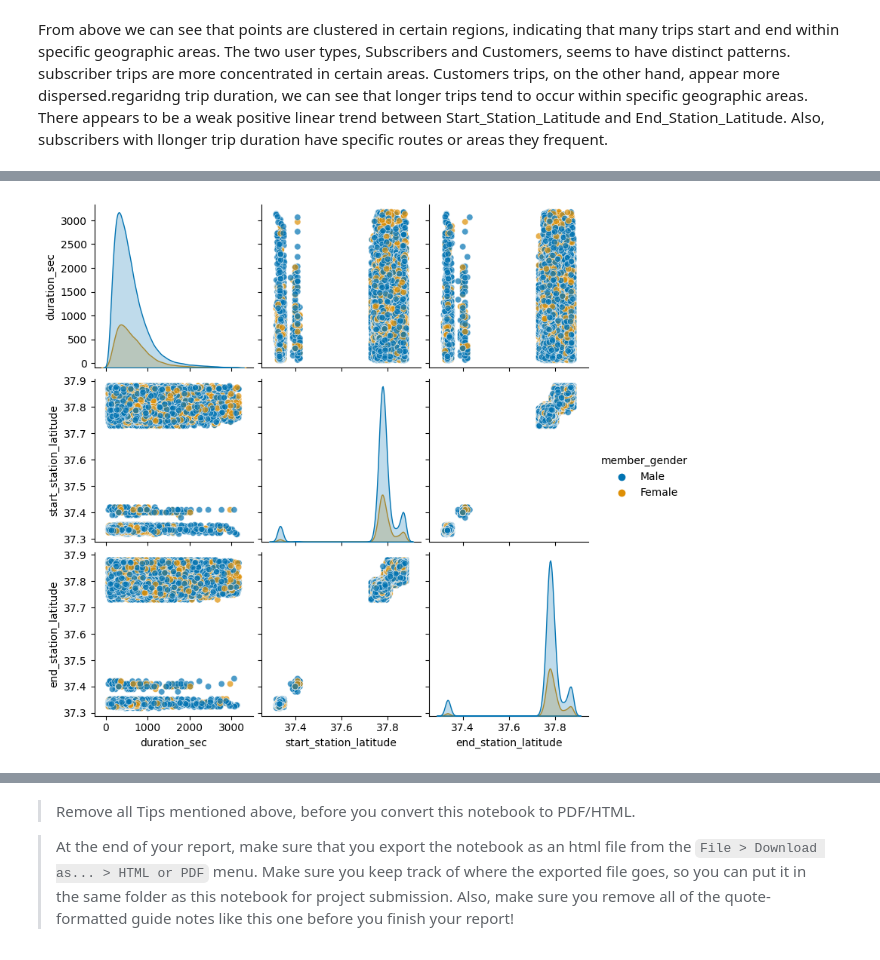
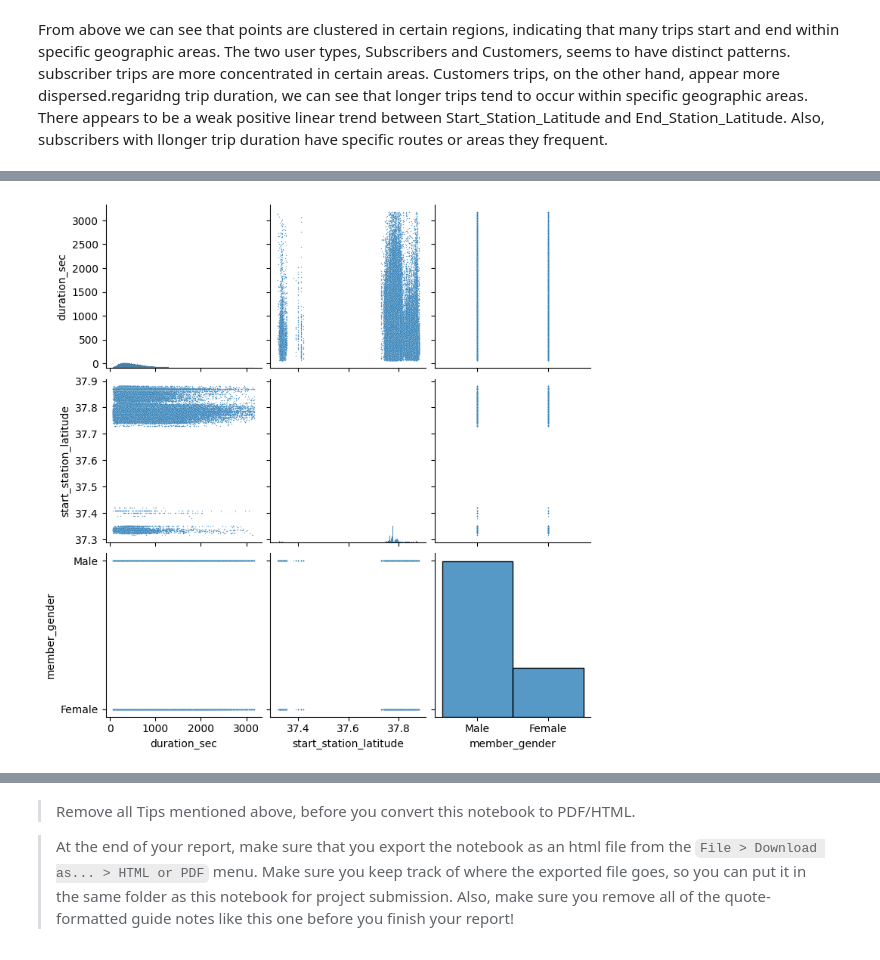
Before and after one commit to naamabenita/clustered-bar, a Jupyter notebook: Part_I_exploration_template.ipynb, the cells around one changed output, grey strips where cells are left out. Cells and saved outputs as stored; diff of their text form; code cells hidden in the pictures.

```diff
--- a/Part_I_exploration_template.ipynb
+++ b/Part_I_exploration_template.ipynb
@@ -426,9 +428,8 @@ memory usage: 23.7+ MB
 # %%
+#Creating the pairplot
 sns.pairplot(data=filtered_data,
-             vars=['duration_sec', 'start_station_latitude', 'end_station_latitude'],
-             hue='member_gender',  # Use gender as the hue to see differences by gender
-             palette='colorblind',
-             plot_kws={'alpha': 0.7})
+             vars=['duration_sec', 'start_station_latitude', 'member_gender'],
+             plot_kws={'alpha': 0.7, 's': 1}) #adjusting transparency and point size
 plt.show()
 # %% [output]
-[figure, old version]
+[figure, new version]
```
Also changed, not shown: parts of 16 cells of this notebook.
